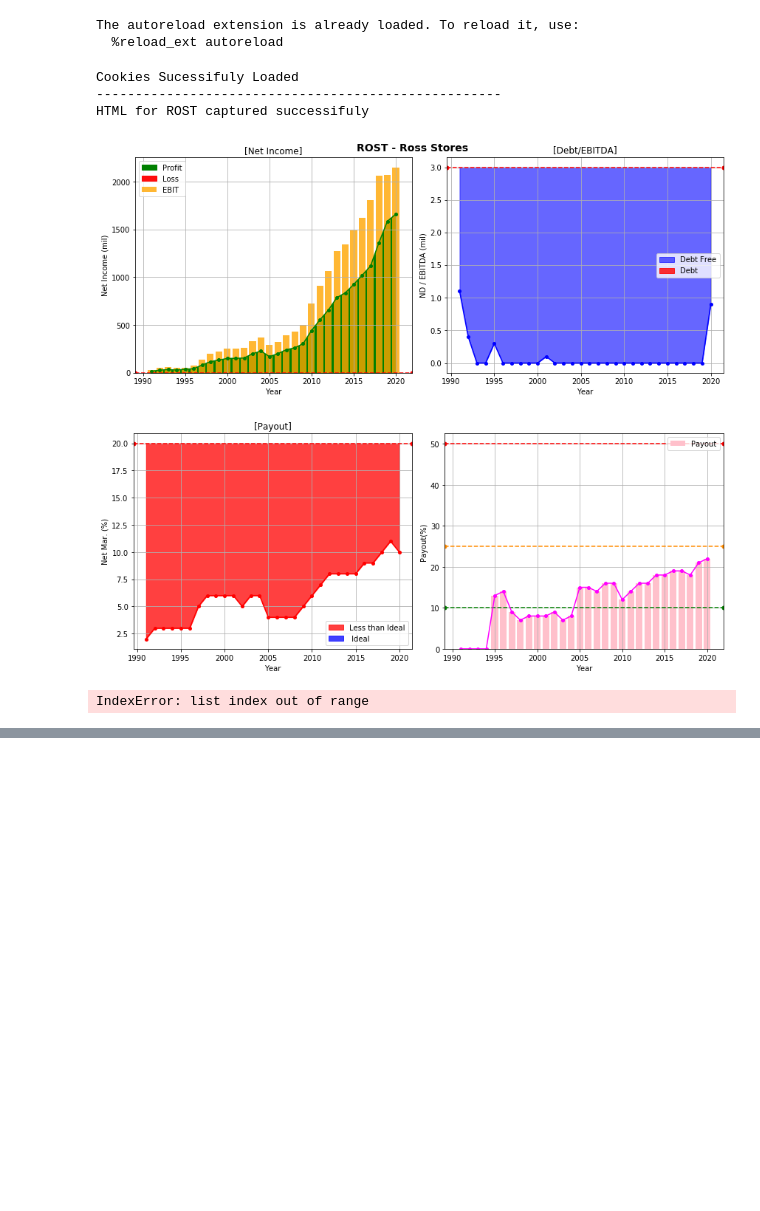
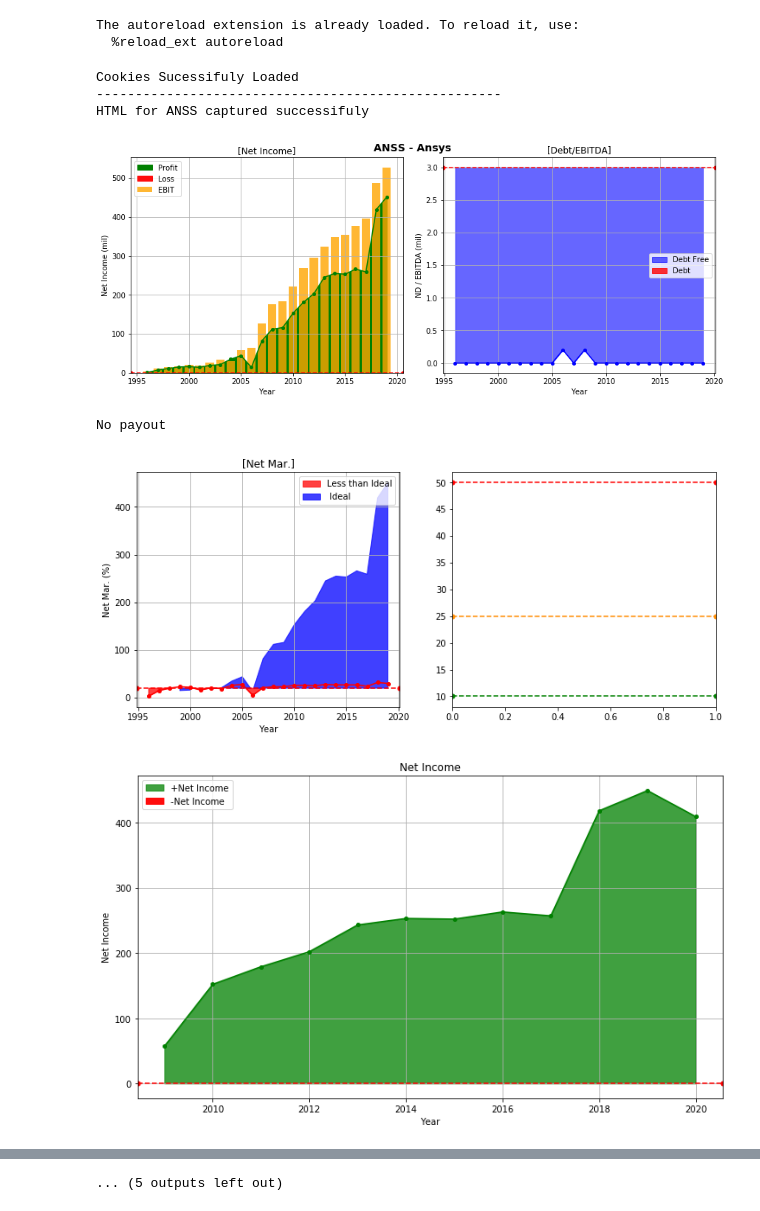
Before and after one commit to bresends/stock_analisys, a Jupyter notebook: notebooks/Tests.ipynb, the cells around one changed output, grey strips where cells are left out. Cells and saved outputs as stored; diff of their text form; code cells hidden in the pictures; blank space fills up the shorter version.

```diff
--- a/notebooks/Tests.ipynb
+++ b/notebooks/Tests.ipynb
@@ -9,11 +9,12 @@ import os
 os.chdir('..')
 # %%
 import stock_analisys.stock_full_analisys as fa
-fa.complete_study('rost')
+fa.complete_study('anss')
 # %% [output]
 Cookies Sucessifuly Loaded
 ----------------------------------------------------
-HTML for ROST captured successifuly
+HTML for ANSS captured successifuly
-[figure, old version]
+[figure, new version]
+No payout
-[figure, old version]
+[figure, new version]
-IndexError: list index out of range
+[figure, added]
@@ -19,0 +28 @@ IndexError: list index out of range
+... (5 outputs left out)
```
Also changed, not shown: parts of 1 cell of this notebook, 4 other files.
